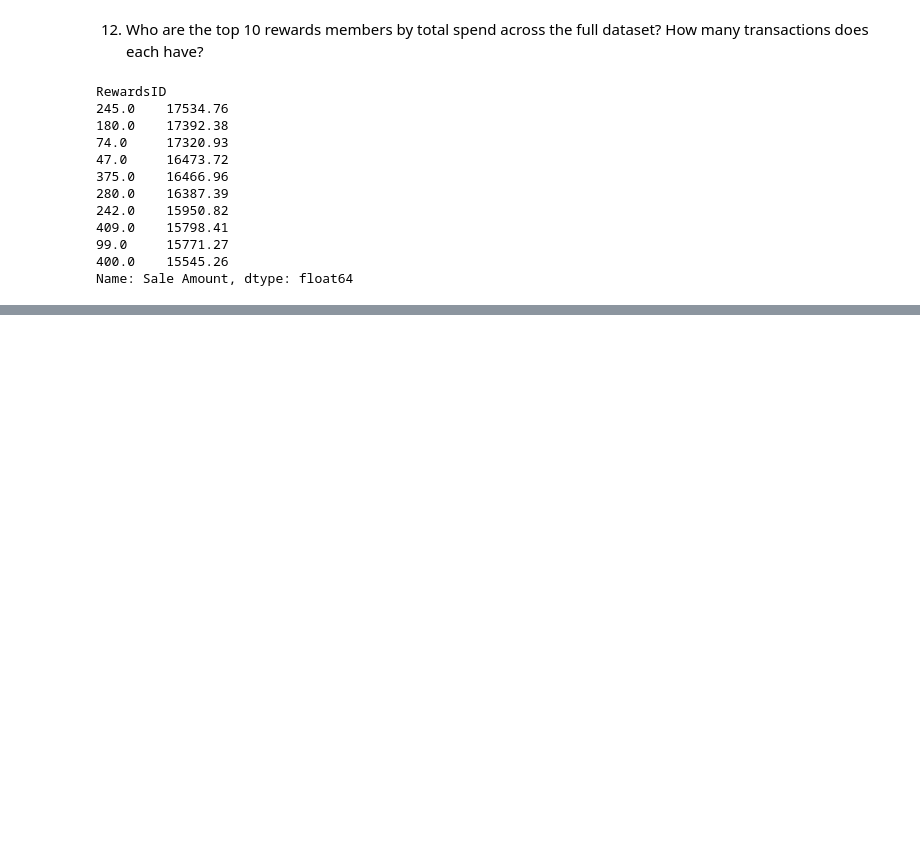
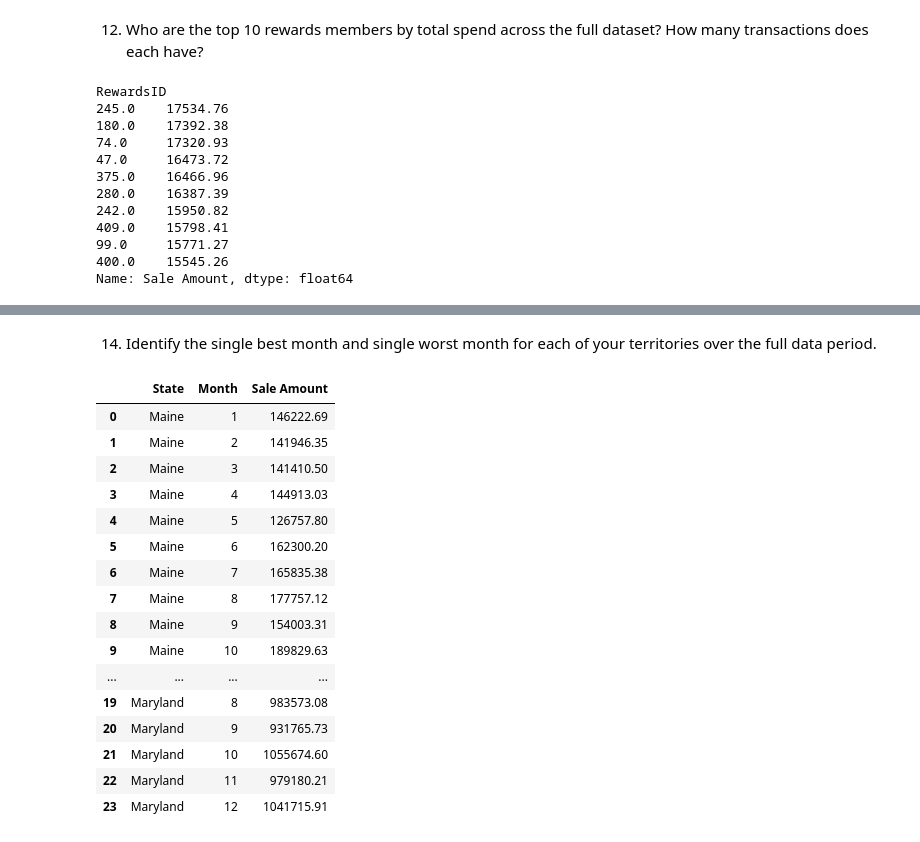
Before and after one commit to Danait378/Capstone_2, a Jupyter notebook: Berhane_bonus_analysis.ipynb, the cells around one changed output, grey strips where cells are left out. Drawn from its saved outputs; the diff is of its cells as text; code cells hidden in the pictures; blank space fills up the shorter version.

```diff
--- a/Berhane_bonus_analysis.ipynb
+++ b/Berhane_bonus_analysis.ipynb
@@ -320,0 +328,10 @@ Name: Sale Amount, dtype: float64
+# %%
+sales_stores["Year"] = sales_stores[
+    "Transaction Date"
+].dt.year
+
+yearly_revenue = sales_stores.groupby(
+    ["State", "Year"]
+)["Sale Amount"].sum()
+
+yearly_revenue
@@ -320,0 +349,31 @@ Name: Sale Amount, dtype: float64
+# %% [markdown]
+14. Identify the single best month and single worst month for each of your territories over the full data
+period.
+# %%
+sales_stores["Month"] = sales_stores[
+    "Transaction Date"
+].dt.month
+
+monthly_totals = sales_stores.groupby(
+    ["State", "Month"]
+)["Sale Amount"].sum().reset_index()
+
+monthly_totals
+# %% [output]
+|  | State | Month | Sale Amount |
+| 0 | Maine | 1 | 146222.69 |
+| 1 | Maine | 2 | 141946.35 |
+| 2 | Maine | 3 | 141410.50 |
+| 3 | Maine | 4 | 144913.03 |
+| 4 | Maine | 5 | 126757.80 |
+| 5 | Maine | 6 | 162300.20 |
+| 6 | Maine | 7 | 165835.38 |
+| 7 | Maine | 8 | 177757.12 |
+| 8 | Maine | 9 | 154003.31 |
+| 9 | Maine | 10 | 189829.63 |
+| ... | ... | ... | ... |
+| 19 | Maryland | 8 | 983573.08 |
+| 20 | Maryland | 9 | 931765.73 |
+| 21 | Maryland | 10 | 1055674.60 |
+| 22 | Maryland | 11 | 979180.21 |
+| 23 | Maryland | 12 | 1041715.91 |
```
Also changed, not shown: parts of 7 cells of this notebook.
